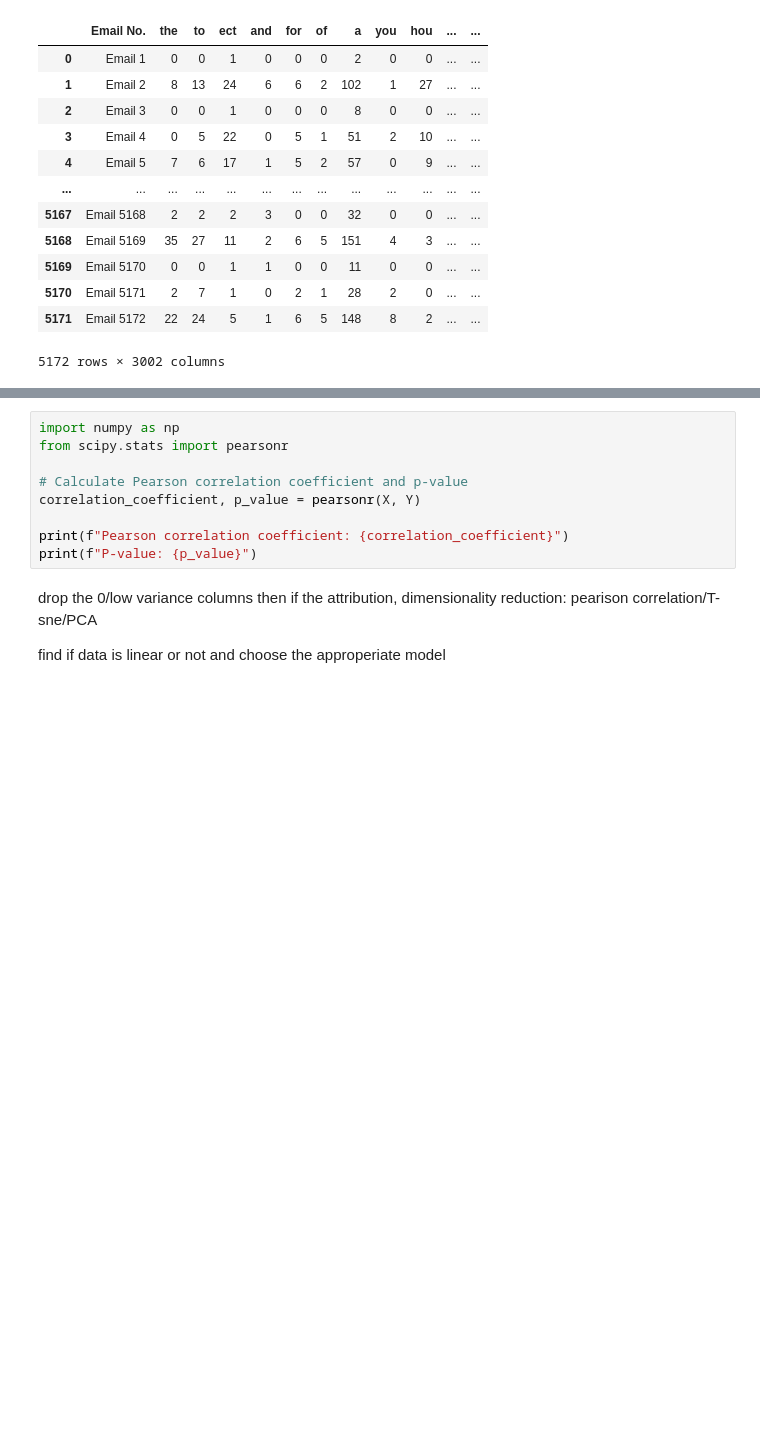
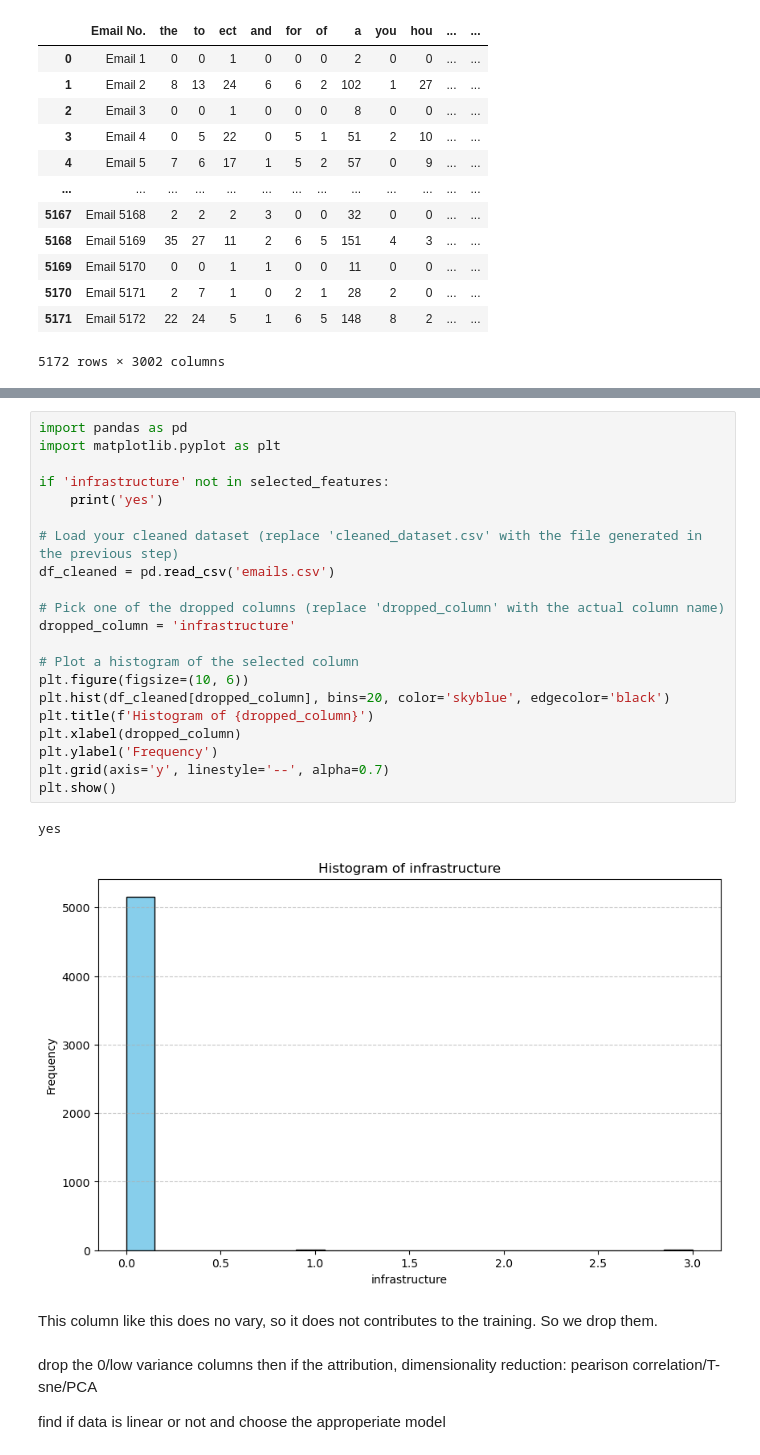
Before and after one commit to lucaspunz/ml-project, a Jupyter notebook: EDA.ipynb, the cells around one changed output, grey strips where cells are left out. Drawn from its saved outputs; the diff is of its cells as text; blank space fills up the shorter version.

Commit message:
a image for reasoning dropping columns

```diff
--- a/EDA.ipynb
+++ b/EDA.ipynb
@@ -157,12 +85,29 @@ correlation_matrix_data
-# %%
-import numpy as np
-from scipy.stats import pearsonr
-
-# Calculate Pearson correlation coefficient and p-value
-correlation_coefficient, p_value = pearsonr(X, Y)
-
-print(f"Pearson correlation coefficient: {correlation_coefficient}")
-print(f"P-value: {p_value}")
+# %%
+import pandas as pd
+import matplotlib.pyplot as plt
+
+if 'infrastructure' not in selected_features:
+    print('yes')
+
+# Load your cleaned dataset (replace 'cleaned_dataset.csv' with the file generated in the previous step)
+df_cleaned = pd.read_csv('emails.csv')
+
+# Pick one of the dropped columns (replace 'dropped_column' with the actual column name)
+dropped_column = 'infrastructure'
+
+# Plot a histogram of the selected column
+plt.figure(figsize=(10, 6))
+plt.hist(df_cleaned[dropped_column], bins=20, color='skyblue', edgecolor='black')
+plt.title(f'Histogram of {dropped_column}')
+plt.xlabel(dropped_column)
+plt.ylabel('Frequency')
+plt.grid(axis='y', linestyle='--', alpha=0.7)
+plt.show()
+# %% [output]
+yes
+[figure, added]
+# %% [markdown]
+This column like this does no vary, so it does not contributes to the training. So we drop them.
 # %% [markdown]
 drop the 0/low variance columns
     then if the attribution, dimensionality reduction: pearison correlation/T-sne/PCA
```
Also changed, not shown: parts of 5 cells of this notebook.
